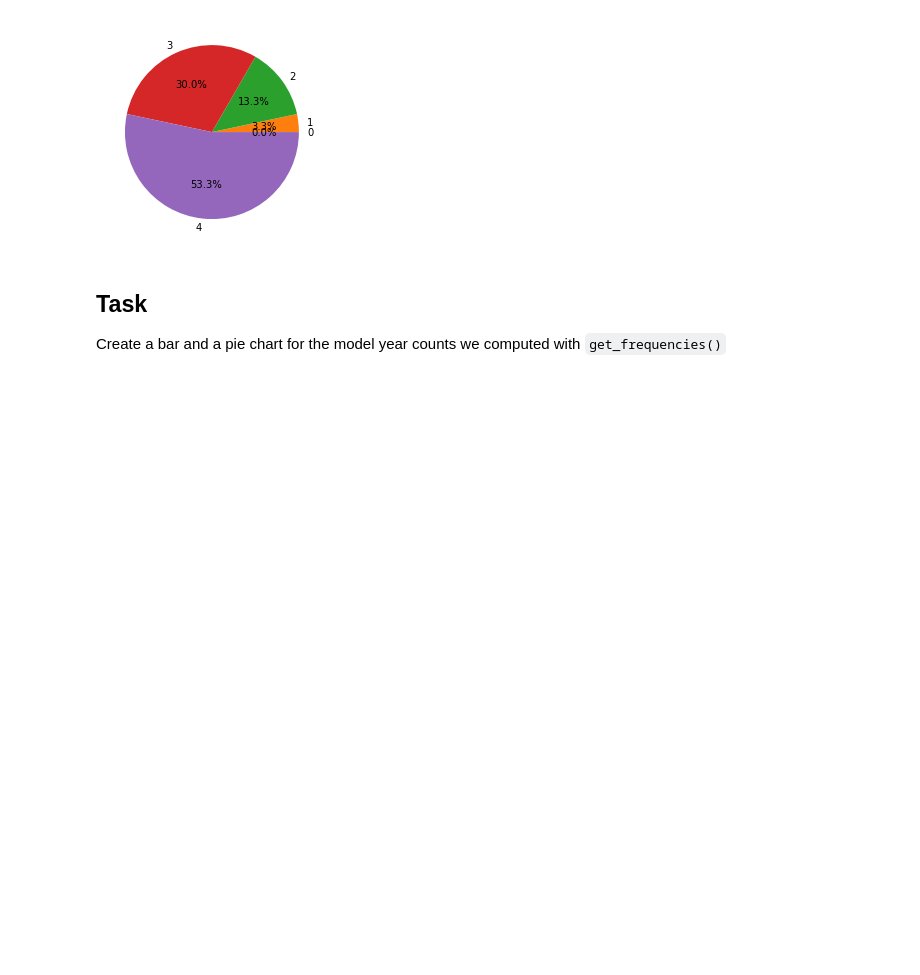
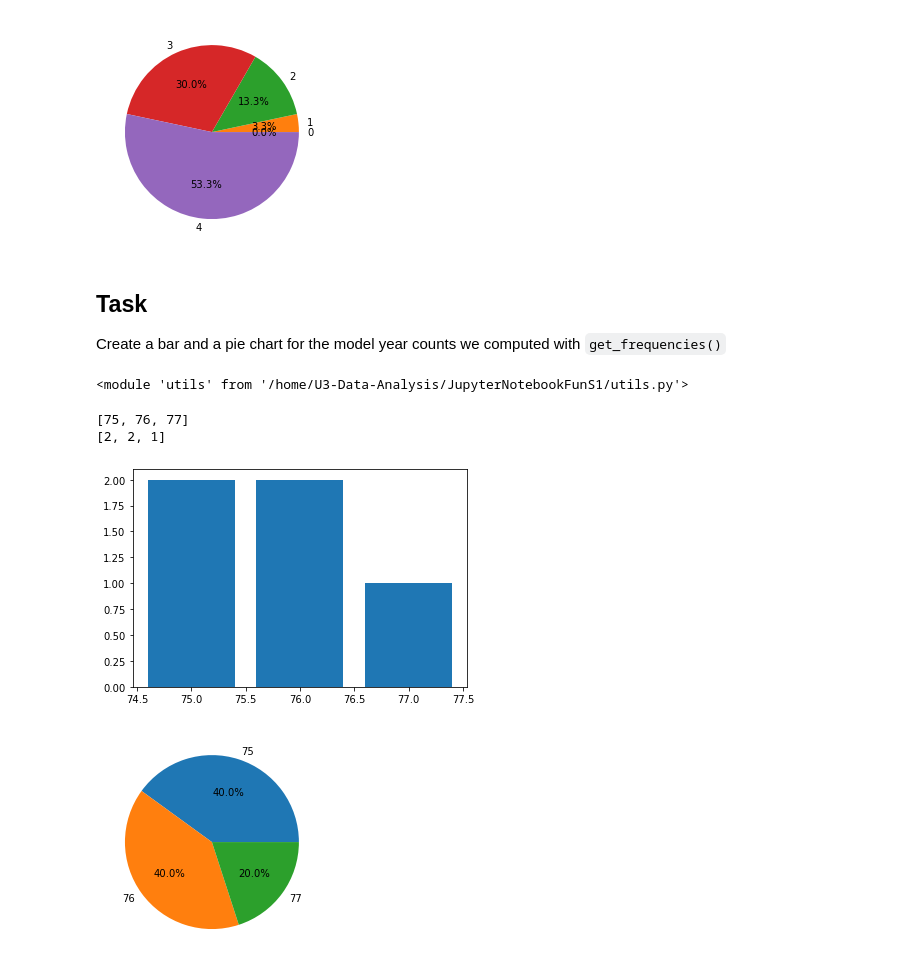
Before and after one commit to BenComer1998/U3-Data-Analysis, a Jupyter notebook: JupyterNotebookFunS1/MatplotlibBasics.ipynb, the cells around one changed output. Cells and saved outputs as stored; diff of their text form; code cells hidden in the pictures; blank space fills up the shorter version.

```diff
--- a/JupyterNotebookFunS1/MatplotlibBasics.ipynb
+++ b/JupyterNotebookFunS1/MatplotlibBasics.ipynb
@@ -83,2 +81,9 @@ import utils
+# %%
+import utils
+# to programmatically force a reload of a module:
+import importlib
+importlib.reload(utils)
+# %% [output]
+<module 'utils' from '/home/U3-Data-Analysis/JupyterNotebookFunS1/utils.py'>
 # %%
 utils.dummy_function1()
@@ -84,0 +91,20 @@ utils.dummy_function1()
+# %%
+header = ["CarName", "ModelYear", "MSRP"]
+msrp_table = [["ford pinto", 75, 2769],
+            ["toyota corolla", 75, 2711],
+            ["ford pinto", 76, 3025],
+            ["toyota corolla", 77, 2789],
+            ["honda accord", 76, 3999]]
+
+modelyear_values, modelyear_counts = utils.get_frequencies(msrp_table, header, "ModelYear")
+print(modelyear_values)
+print(modelyear_counts)
+
+# warm up
+bar_chart_example(modelyear_values, modelyear_counts)
+pie_chart_example(modelyear_values, modelyear_counts)
+# %% [output]
+[75, 76, 77]
+[2, 2, 1]
+[figure, added]
+[figure, added]
```
Also changed, not shown: parts of 6 cells of this notebook, 2 other files.
